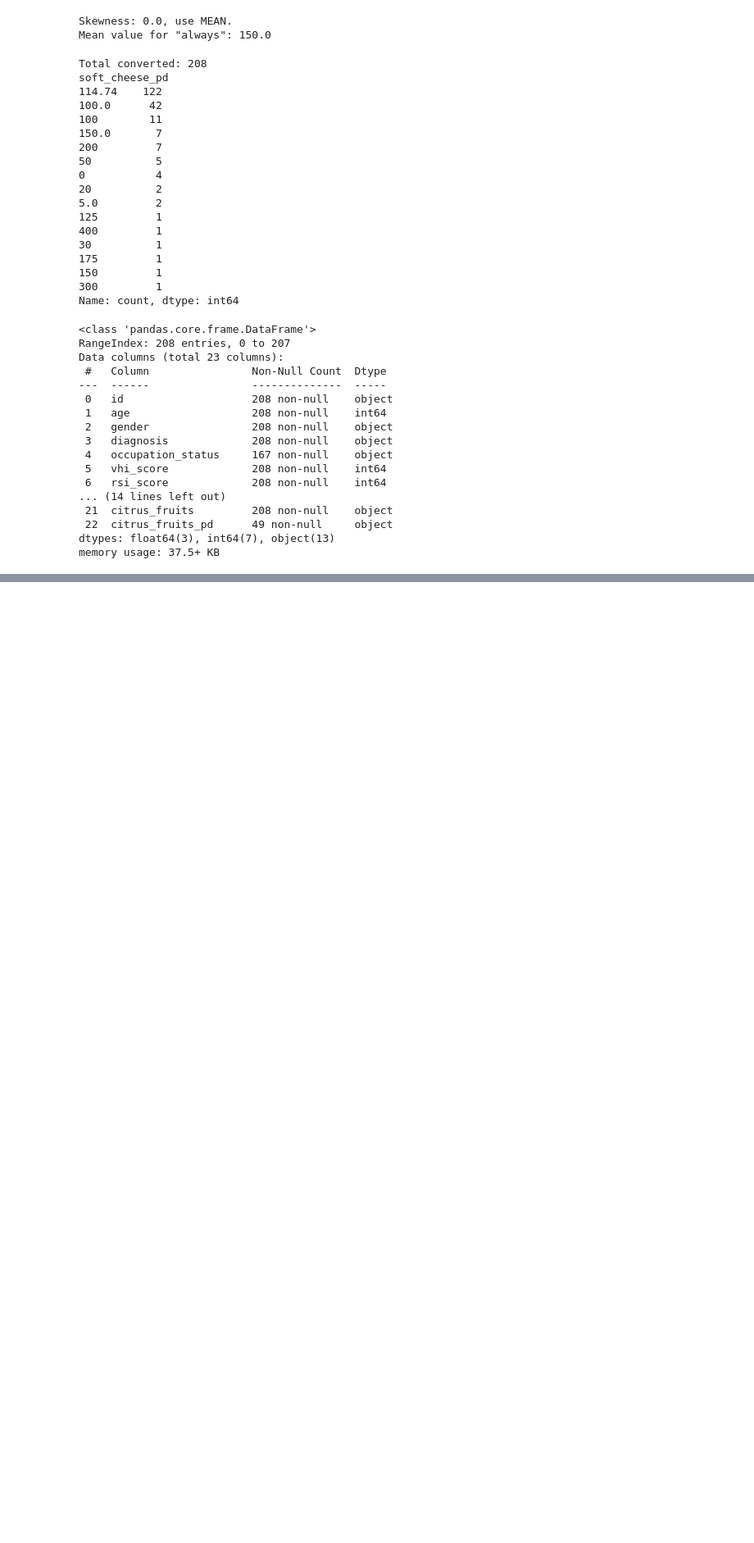
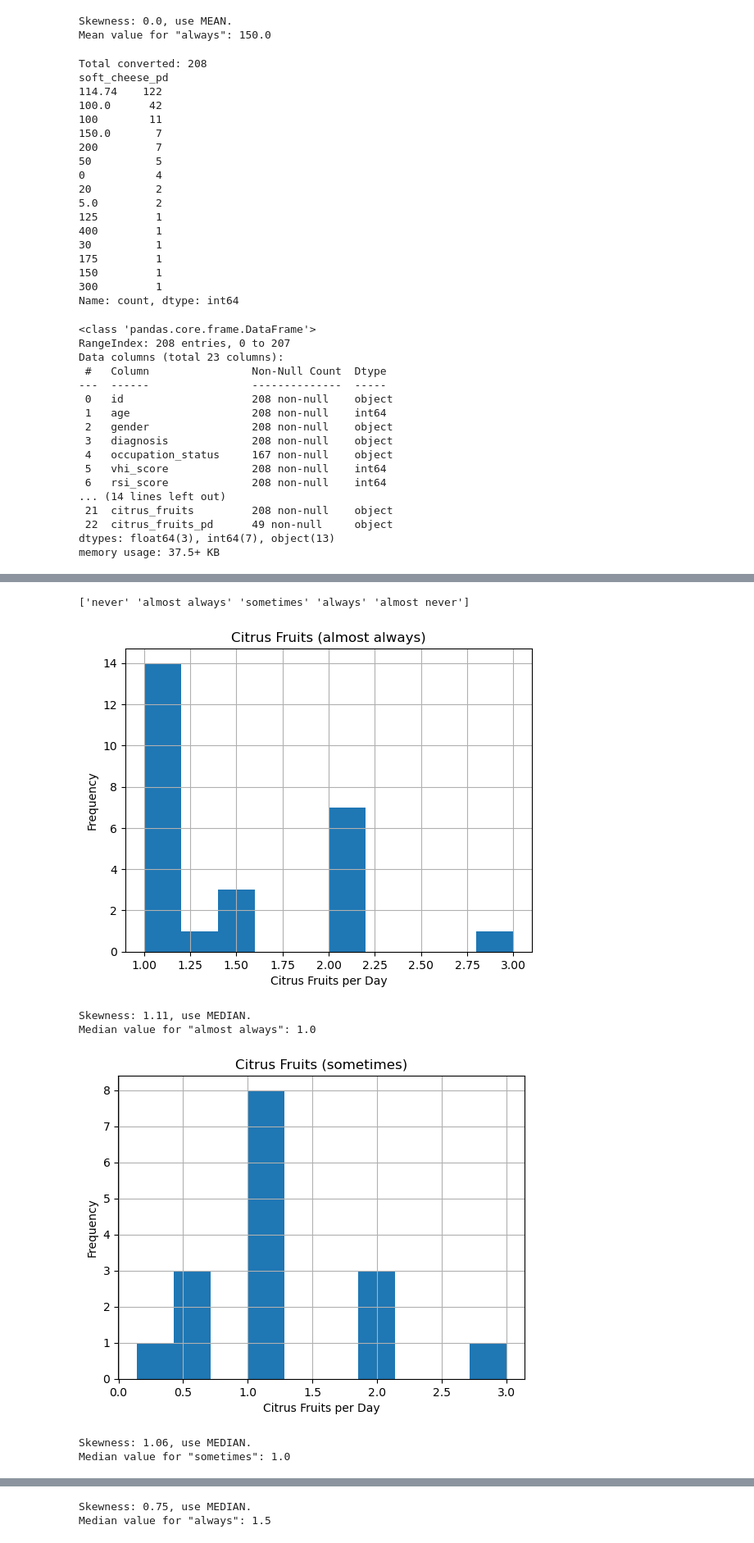
Before and after one commit to alyssahondrade/ml-perspectives-on-voice-disorder-diagnosis, a Jupyter notebook: 02_data_cleaning_V2.ipynb, the cells around one changed output, grey strips where cells are left out. Shown at 82% size. Cells and saved outputs as stored; diff of their text form; code cells hidden in the pictures; blank space fills up the shorter version.

Commit message:
cleaned numerical columns

```diff
--- a/02_data_cleaning_V2.ipynb
+++ b/02_data_cleaning_V2.ipynb
@@ -610,8 +610,14 @@ def clean_pd(value):
                 # Remove the ' for week' string
                 converted = value.replace(" for week", "").strip()
 
+            # Check for a dash
+            if '/' in converted:
+                result = split_values(converted, "/")
+            else:
+                result = converted
+
             # Get the per day value
-            per_day = round(int(converted)/7, 2)
+            per_day = round(int(result)/7, 2)
 
             return per_day
 
@@ -652,7 +658,7 @@ def clean_pd(value):
             # Strip the remainder and whitespace
             converted = value[:g_index].strip()
 
-            # Check for a dash
+            # Check for delimiters
             if '-' in converted:
                 result = split_values(converted, "-")
             elif '/' in converted:
@@ -666,6 +672,9 @@ def clean_pd(value):
         elif '/' in value:
             return split_values(value, "/")
 
+        elif '-' in value:
+            return split_values(value, "-")
+
         ### OTHER CLEANING ###
         elif ',' in value:
             return float(value.replace(",", "."))
@@ -1425,0 +1497,6 @@ memory usage: 37.5+ KB
+# %%
+# Apply the fruit_gram function to the column
+clean_cat_df['citrus_fruits_pd'] = clean_cat_df['citrus_fruits_pd'].apply(fruit_gram)
+
+# Check the value counts
+clean_cat_df['citrus_fruits_pd'].value_counts(dropna=False)
@@ -1425,0 +1519,6 @@ memory usage: 37.5+ KB
+# %%
+# Apply the clean_pd function to the column
+clean_cat_df['citrus_fruits_pd'] = clean_cat_df['citrus_fruits_pd'].apply(clean_pd)
+
+# Check the value counts
+clean_cat_df['citrus_fruits_pd'].value_counts(dropna=False)
@@ -1425,0 +1551,11 @@ memory usage: 37.5+ KB
+# %%
+# Use the imputation() function
+imputation(clean_cat_df, 'citrus_fruits', 'citrus_fruits_pd')
+# %% [output]
+['never' 'almost always' 'sometimes' 'always' 'almost never']
+[figure, added]
+Skewness: 1.11, use MEDIAN.
+Median value for "almost always": 1.0
+[figure, added]
+Skewness: 1.06, use MEDIAN.
+Median value for "sometimes": 1.0
@@ -1425,0 +1563,2 @@ memory usage: 37.5+ KB
+Skewness: 0.75, use MEDIAN.
+Median value for "always": 1.5
```
Also changed, not shown: parts of 12 cells of this notebook.
